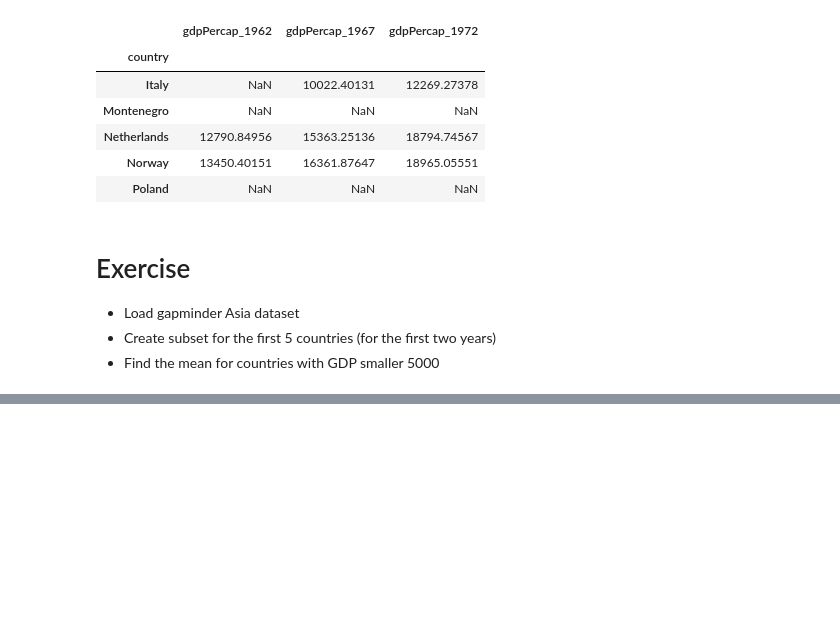
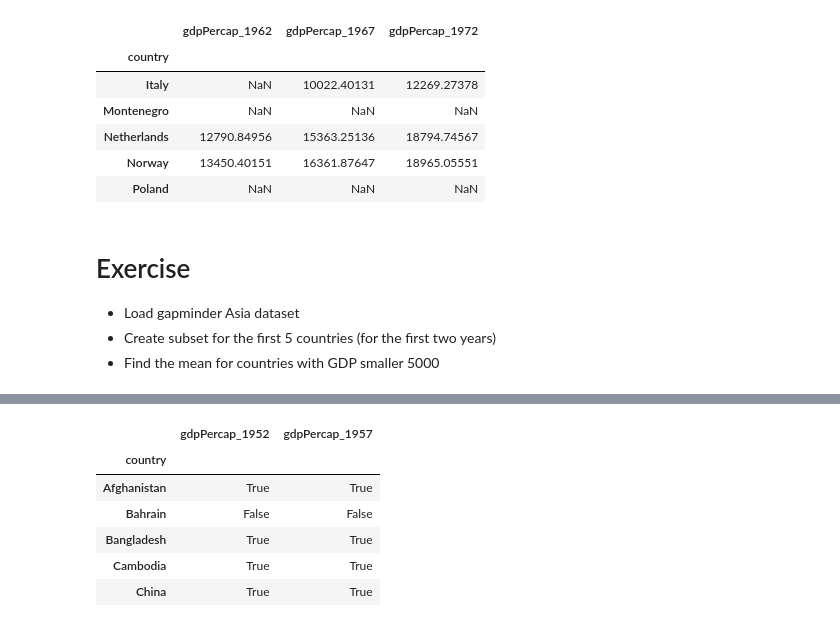
Before and after one commit to paulmaxus/livecode-2025-02-24, a Jupyter notebook: notebooks/working_with_dataframes.ipynb, the cells around one changed output, grey strips where cells are left out. Saved outputs shown, nothing was run; the diff lists cells and outputs as text; code cells hidden in the pictures; blank space fills up the shorter version.

```diff
--- a/notebooks/working_with_dataframes.ipynb
+++ b/notebooks/working_with_dataframes.ipynb
@@ -274,0 +256,10 @@ data = pd.read_csv("../data/gapminder_gdp_asia.csv", index_col="country")
+# %%
+subset < 5000
+# %% [output]
+|  | gdpPercap_1952 | gdpPercap_1957 |
+| country |  |  |
+| Afghanistan | True | True |
+| Bahrain | False | False |
+| Bangladesh | True | True |
+| Cambodia | True | True |
+| China | True | True |
```
Also changed, not shown: parts of 2 cells of this notebook.
